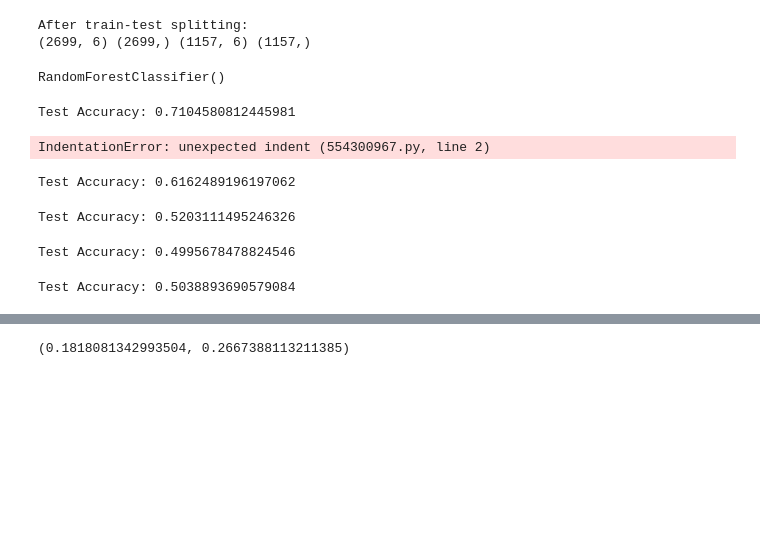
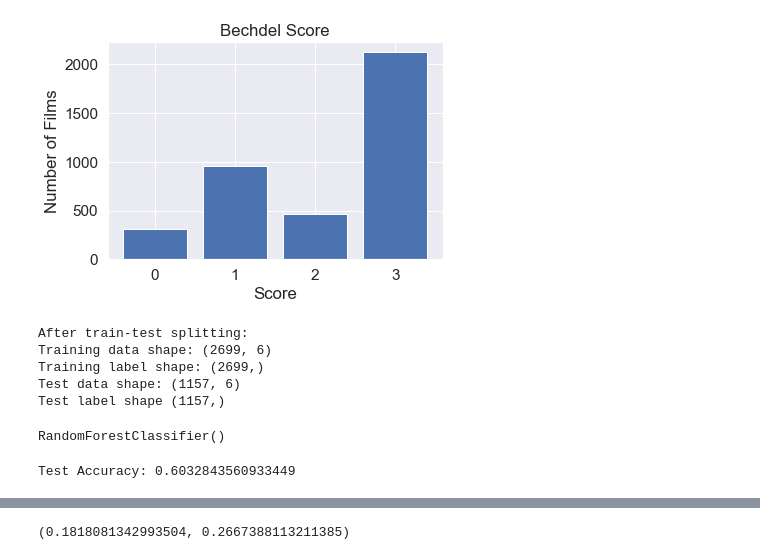
Before and after one commit to epfl-ada/ada-2023-project-pandamonium, a Jupyter notebook: bechdel_estimator.ipynb, the cells around one changed output, grey strips where cells are left out. Saved outputs shown, nothing was run; the diff lists cells and outputs as text; code cells hidden in the pictures; blank space fills up the shorter version.

```diff
--- a/bechdel_estimator.ipynb
+++ b/bechdel_estimator.ipynb
@@ -14,14 +20,14 @@ rf_features = bechdel_movies[["actor_mention_score",
                              "neutral",
                              "female_ratio",
                              "gender_density",
-                             "bechdel_binary"]]
+                             "bechdel_score"]]
 
 rf_features = rf_features.dropna()
-print(rf_features)
+
+display(rf_features)
+print("Total number of data points after dropping NaNs:", rf_features.shape[0])
 
 rf_features = rf_features.to_numpy()
-print(rf_features.shape)
 rf_labels = rf_features[:,-1]
 rf_features = rf_features[:,:-1]
-print(rf_features.shape, rf_labels.shape)
 # %% [output]
@@ -45,11 +48,25 @@ print(rf_features.shape, rf_labels.shape)
+# %%
+labels, counts = np.unique(rf_labels, return_counts=True)
+plt.bar(labels, counts, align='center')
+plt.gca().set_xticks(labels)
+plt.title('Bechdel Score')
+plt.xlabel('Score')
+plt.ylabel('Number of Films')
+
+plt.show()
+# %% [output]
+[figure, added]
 # %%
 x_train, x_test, y_train, y_test = train_test_split(rf_features, rf_labels,test_size=0.3)
 
 print("After train-test splitting:")
-print(x_train.shape, y_train.shape, x_test.shape, y_test.shape)
+print("Training data shape:",x_train.shape,"\nTraining label shape:", y_train.shape, "\nTest data shape:",x_test.shape, "\nTest label shape",y_test.shape)
 # %% [output]
 After train-test splitting:
-(2699, 6) (2699,) (1157, 6) (1157,)
+Training data shape: (2699, 6)
+Training label shape: (2699,)
+Test data shape: (1157, 6)
+Test label shape (1157,)
 # %%
 rf = RandomForestClassifier(n_estimators = 100)
 #rf_best = SelectFromModel(rf)
@@ -63,49 +80,4 @@ y_pred = rf.predict(x_test)
 accuracy = accuracy_score(y_test, y_pred)
 print("Test Accuracy:", accuracy)
 # %% [output]
-Test Accuracy: 0.7104580812445981
+Test Accuracy: 0.6032843560933449
-# %%
-"actor_mention_score",
-"negative",
-                             "positive",
-                             "neutral",
-                             "female_ratio",
-                             "gender_density",
-# %% [output]
-IndentationError: unexpected indent (554300967.py, line 2)
-# %%
-#"actor_mention_score"
-rf = RandomForestClassifier(n_estimators = 100)
-rf.fit(np.expand_dims(x_train[:,0], axis = -1), y_train)
-y_pred = rf.predict(np.expand_dims(x_test[:,0], axis = -1))
-accuracy = accuracy_score(y_test, y_pred)
-print("Test Accuracy:", accuracy)
-# %% [output]
-Test Accuracy: 0.6162489196197062
-# %%
-#negative
-rf = RandomForestClassifier(n_estimators = 100)
-rf.fit(np.expand_dims(x_train[:,1], axis = -1), y_train)
-y_pred = rf.predict(np.expand_dims(x_test[:,1], axis = -1))
-accuracy = accuracy_score(y_test, y_pred)
-print("Test Accuracy:", accuracy)
-# %% [output]
-Test Accuracy: 0.5203111495246326
-# %%
-#positive
-rf = RandomForestClassifier(n_estimators = 100)
-rf.fit(np.expand_dims(x_train[:,2], axis = -1), y_train)
-y_pred = rf.predict(np.expand_dims(x_test[:,2], axis = -1))
-accuracy = accuracy_score(y_test, y_pred)
-print("Test Accuracy:", accuracy)
-# %% [output]
-Test Accuracy: 0.4995678478824546
-# %%
-#neutral
-rf = RandomForestClassifier(n_estimators = 100)
-rf.fit(np.expand_dims(x_train[:,3], axis = -1), y_train)
-y_pred = rf.predict(np.expand_dims(x_test[:,3], axis = -1))
-accuracy = accuracy_score(y_test, y_pred)
-print("Test Accuracy:", accuracy)
-# %% [output]
-Test Accuracy: 0.5038893690579084
```
Also changed, not shown: parts of 26 cells of this notebook.
